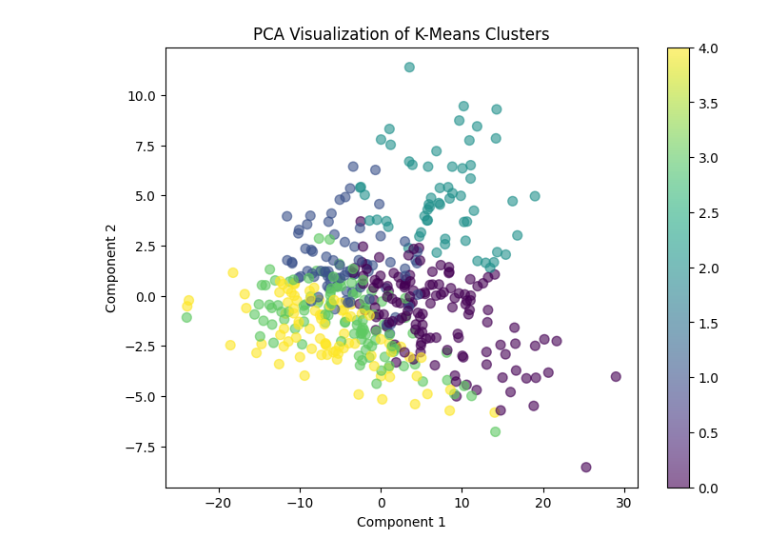
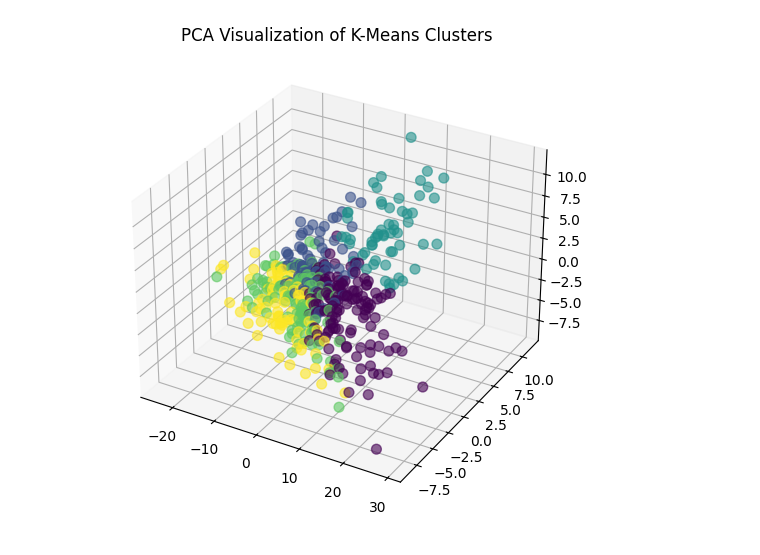
Before and after one commit to kevmatliu/nba-defensive-metrics, a Jupyter notebook: clustering.ipynb, the cells around one changed output. Saved outputs shown, nothing was run; the diff lists cells and outputs as text; code cells hidden in the pictures.

```diff
--- a/clustering.ipynb
+++ b/clustering.ipynb
@@ -8,26 +8,28 @@ from sklearn.decomposition import PCA
 master = pd.read_csv('data/master.csv')
 NUM_CLUSTERS = 5
 # %%
-X = master[["AVG_DIST_DEF_OFF_RATIO","AVG_DIST_MILES_DEF_MIN","ContestedDREB%","DREBChances","AVGDREBDistance","DFGA"]]
+# X = master[["AVG_DIST_DEF_OFF_RATIO","AVG_DIST_MILES_DEF_MIN","ContestedDREB%","DREBChances","AVGDREBDistance","DFGA"]]
+X = master[["AVG_DIST_MILES_DEF_MIN","ContestedDREB%","DREBChances","AVGDREBDistance","DFGA"]]
 scaler = StandardScaler()
 X_scaled = scaler.fit_transform(X)
 
 kmeans = KMeans(n_clusters=NUM_CLUSTERS, random_state=0).fit(X_scaled)
 master['cluster'] = kmeans.labels_
 # %%
-pca = PCA(n_components=2)
+pca = PCA(n_components=3)
 X_pca = pca.fit_transform(X)
 
 plt.figure(figsize=(8, 6))
-plt.scatter(X_pca[:, 0], X_pca[:, 1], c=kmeans.labels_, s=50, cmap='viridis', alpha=0.6)
+ax = plt.axes(projection='3d')
+ax.scatter(X_pca[:, 0], X_pca[:, 1], X_pca[:, 1], c=kmeans.labels_, s=50, cmap='viridis', alpha=0.6)
 plt.title("PCA Visualization of K-Means Clusters")
-plt.xlabel("Component 1")
-plt.ylabel("Component 2")
+# plt.xlabel("Component 1")
+# plt.ylabel("Component 2")
 
-plt.colorbar()
+# plt.colorbar()
 plt.show()
 # %% [output]
-[figure, old version]
+[figure, new version]
 # %%
 for i in range(0, NUM_CLUSTERS):
     master[master['cluster'] == i].to_csv(f'data/clusters/clustered_{i}.csv', index=False)
```
Also changed, not shown: 11 other files.
